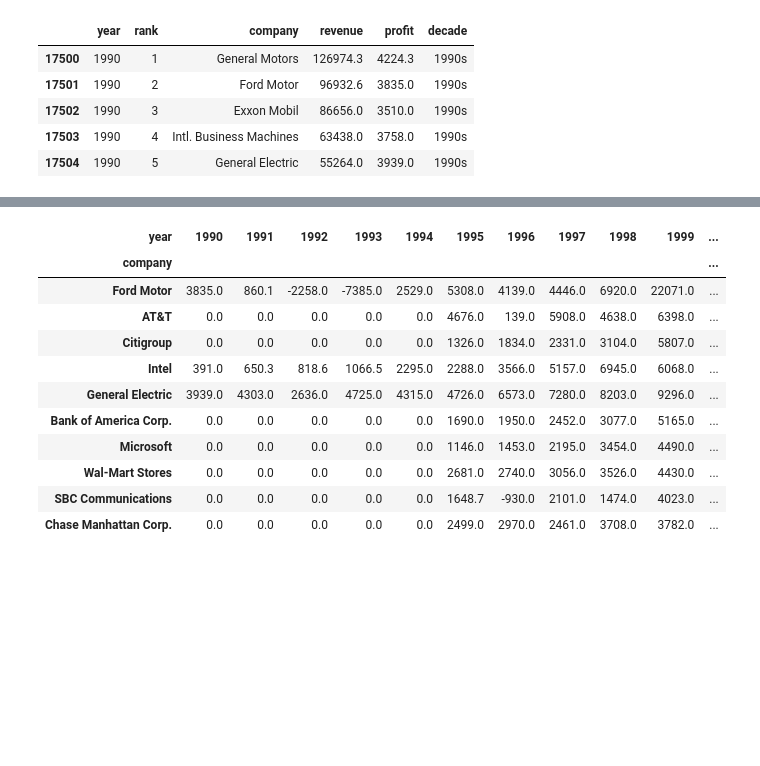
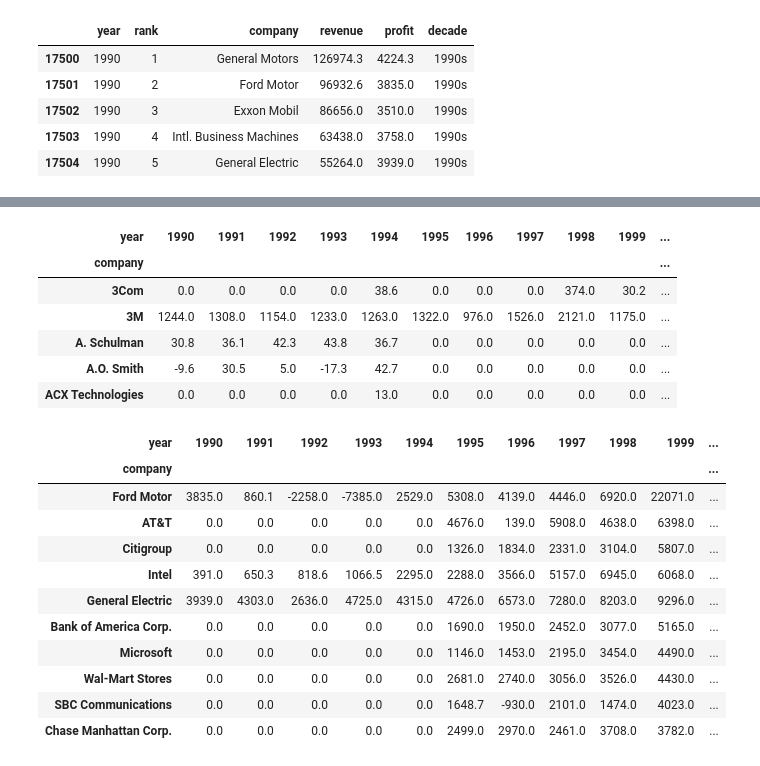
Before and after one commit to danrlei-martins-cct/DVC-CA1, a Jupyter notebook: DVC - CA1 - 2020322.ipynb, the cells around one changed output, grey strips where cells are left out. Cells and saved outputs as stored; diff of their text form; code cells hidden in the pictures; blank space fills up the shorter version.

```diff
--- a/DVC - CA1 - 2020322.ipynb
+++ b/DVC - CA1 - 2020322.ipynb
@@ -389,6 +403,6 @@ df.head()
 # %%
 # Filter the dataset for the years 1990 and 1999
-df_1990s = df[(df['year'] >= 1990) & (df['year'] <= 1999)]
+df_1990s = df[df['decade'].str.contains('1990s')]
 # %%
 df_1990s.head()
 # %% [output]
@@ -410,3 +444,13 @@ profit_change['ProfitChange'] = profit_change.apply(lambda row: row[1999] - row.
+# %%
+profit_change.head()
+# %% [output]
+| year | 1990 | 1991 | 1992 | 1993 | 1994 | 1995 | 1996 | 1997 | 1998 | 1999 | ... |
+| company |  |  |  |  |  |  |  |  |  |  | ... |
+| 3Com | 0.0 | 0.0 | 0.0 | 0.0 | 38.6 | 0.0 | 0.0 | 0.0 | 374.0 | 30.2 | ... |
+| 3M | 1244.0 | 1308.0 | 1154.0 | 1233.0 | 1263.0 | 1322.0 | 976.0 | 1526.0 | 2121.0 | 1175.0 | ... |
+| A. Schulman | 30.8 | 36.1 | 42.3 | 43.8 | 36.7 | 0.0 | 0.0 | 0.0 | 0.0 | 0.0 | ... |
+| A.O. Smith | -9.6 | 30.5 | 5.0 | -17.3 | 42.7 | 0.0 | 0.0 | 0.0 | 0.0 | 0.0 | ... |
+| ACX Technologies | 0.0 | 0.0 | 0.0 | 0.0 | 13.0 | 0.0 | 0.0 | 0.0 | 0.0 | 0.0 | ... |
 # %%
 # Sort the companies based on profit change and select the top 10 companies with the most significant profit increase
 top10_profit = profit_change.sort_values(by='ProfitChange', ascending=False).head(10)
```
Also changed, not shown: parts of 19 cells of this notebook.
